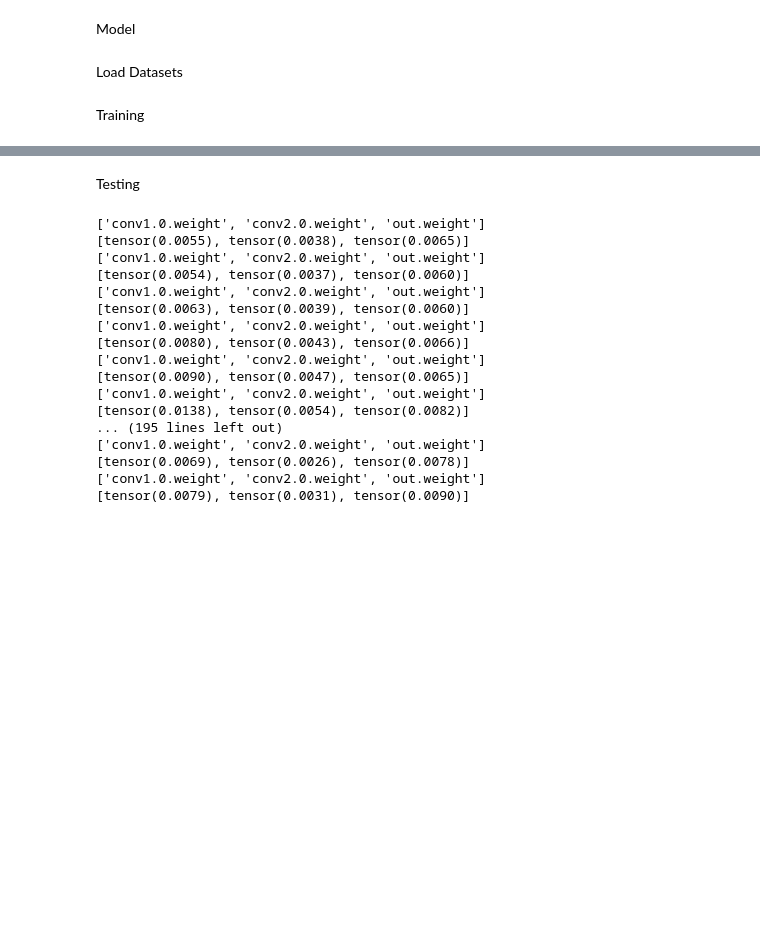
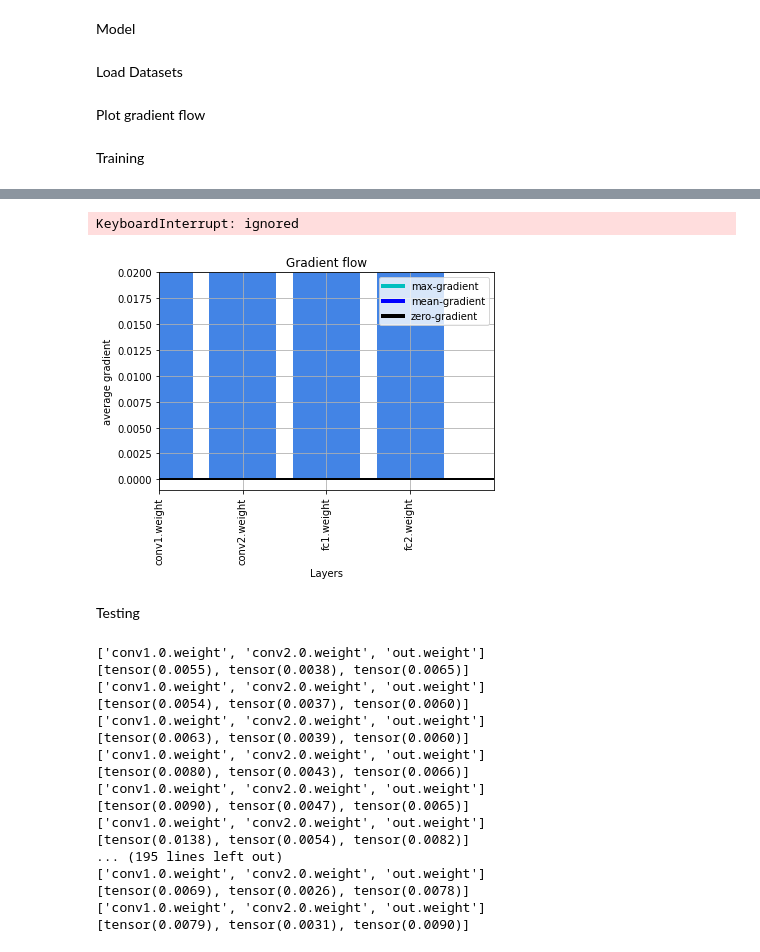
Before and after one commit to ldsec/slytHErin, a Jupyter notebook: training/crypto_nets.ipynb, the cells around one changed output, grey strips where cells are left out. Saved outputs shown, nothing was run; the diff lists cells and outputs as text; code cells hidden in the pictures; blank space fills up the shorter version.

```diff
--- a/training/crypto_nets.ipynb
+++ b/training/crypto_nets.ipynb
@@ -149,7 +112,6 @@ class CryptoNet(nn.Module):
 # %% [markdown]
 Load Datasets
 # %%
-
 class DataHandler():
   def __init__(self, dataset : str):
     if dataset == "MNIST":
@@ -157,5 +119,7 @@ class DataHandler():
       train_ds = MNIST("data/", train=True, download=True, transform=transform)
       test_ds = MNIST("data/", train=False, download=True)
 
-      self.train_dl = DataLoader(train_ds, batch_size = 256, shuffle=True, drop_last=True)
-      self.test_dl = DataLoader(test_ds, batch_size = 256, shuffle=True, drop_last=True)
+      self.train_dl = DataLoader(train_ds, batch_size = 512, shuffle=True, drop_last=True)
+      self.test_dl = DataLoader(test_ds, batch_size = 512, shuffle=True, drop_last=True)
+# %% [markdown]
+Plot gradient flow
@@ -162,33 +158,26 @@ class DataHandler():
 # %% [markdown]
 Training
 # %%
+## setup torch enviro
 torch.manual_seed(9329582034)
 torch.autograd.set_detect_anomaly(True)
 
 device = torch.device('cuda' if torch.cuda.is_available() else 'cpu')
 
-model = CryptoNet(verbose=False)
+## init model
+model = CryptoNet(verbose=True)
 model.weights_init()
-#model = CNN()
+model = model.to(device=device)
 
-def grad_clipping(model):
-  for p in model.parameters():
-    p.register_hook(lambda grad: print(grad))
-    p.register_hook(lambda grad: torch.clamp(grad, 0, 1.0))
-
-    p.register_hook(lambda grad: print(f"{p} -> {grad}"))
-
-
-#grad_clipping(model)
-model = model.to(device=device)
 dataHandler = DataHandler("MNIST")
 
-learning_rate = 3e-4
+## training params setup
+learning_rate = 3e-6
 momentum = 0.9
 num_epochs = 5
 total_step = len(dataHandler.train_dl)
 criterion = nn.CrossEntropyLoss()
-optimizer = optim.Adam(model.parameters(), lr=learning_rate)
+optimizer = optim.SGD(model.parameters(), lr=learning_rate, momentum=momentum)
 
 model.train()
 for epoch in range(num_epochs):
@@ -197,7 +186,6 @@ for epoch in range(num_epochs):
     labels = labels.to(device=device)
     #labels = labels.to(torch.float32)
 
-    ## Forward
     optimizer.zero_grad()
     predictions = model(data)
     loss = criterion(predictions, labels)
@@ -207,7 +195,8 @@ for epoch in range(num_epochs):
       plot_grad_flow(model.named_parameters())
     optimizer.step()
 
-    if (i+1) % 20 == 0:
+    if (i+1) % 10 == 0:
       print ('[!] Epoch [{}/{}], Step [{}/{}], Loss: {:.4f}'.format(epoch + 1, num_epochs, i + 1, total_step, loss.item()))
+
 torch.save(model, "cryptoNet.pt")
 # %% [output]
@@ -231,3 +220,5 @@ torch.save(model, "cryptoNet.pt")
+KeyboardInterrupt: ignored
+[figure, added]
 # %% [markdown]
 Testing
 # %%
```
Also changed, not shown: parts of 4 cells of this notebook, 1 other file.
